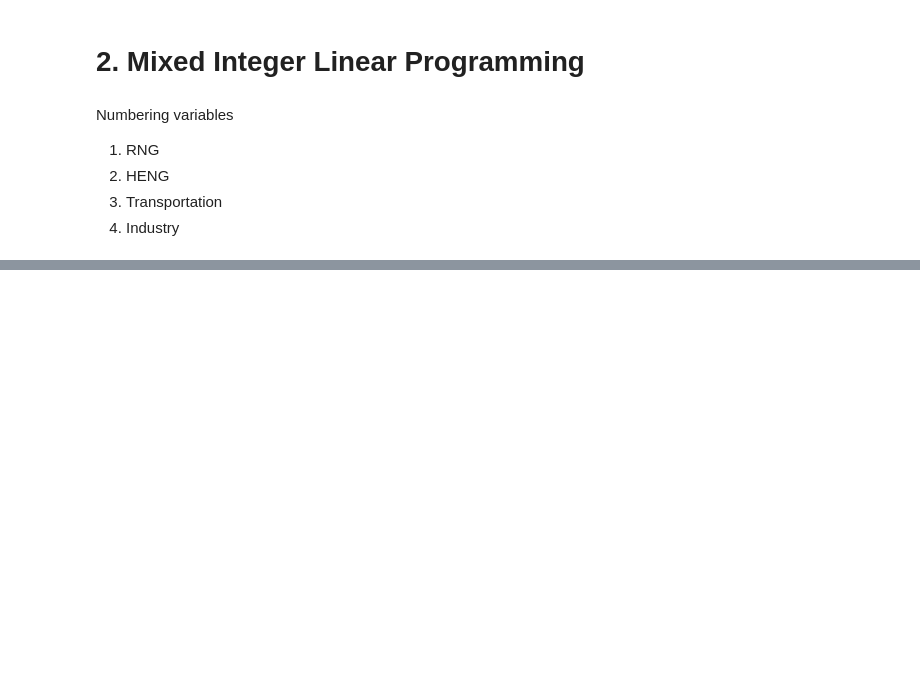
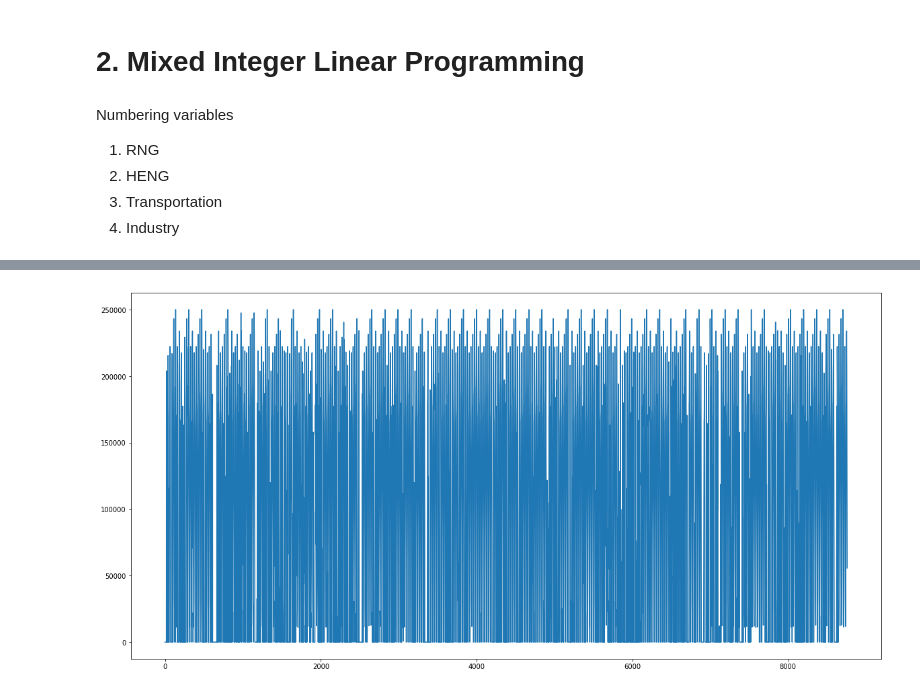
Before and after one commit to lewisjko/FYDP, a Jupyter notebook: FYDP.ipynb, the cells around one changed output, grey strips where cells are left out. Cells and saved outputs as stored; diff of their text form; code cells hidden in the pictures; blank space fills up the shorter version.

```diff
--- a/FYDP.ipynb
+++ b/FYDP.ipynb
@@ -903,0 +894,2 @@ RNG_df = create_var_df(variable_dict,'RNG_','RNG_max')
+# %%
+H2_tank_out_df = create_var_df(variable_dict,'H2_tank_out_')
@@ -905,0 +981,4 @@ create_plot(RNG_df)
+# %%
+create_plot(H2_tank_out_df)
+# %% [output]
+[figure, added]
```
Also changed, not shown: parts of 25 cells of this notebook, 1 other file.
